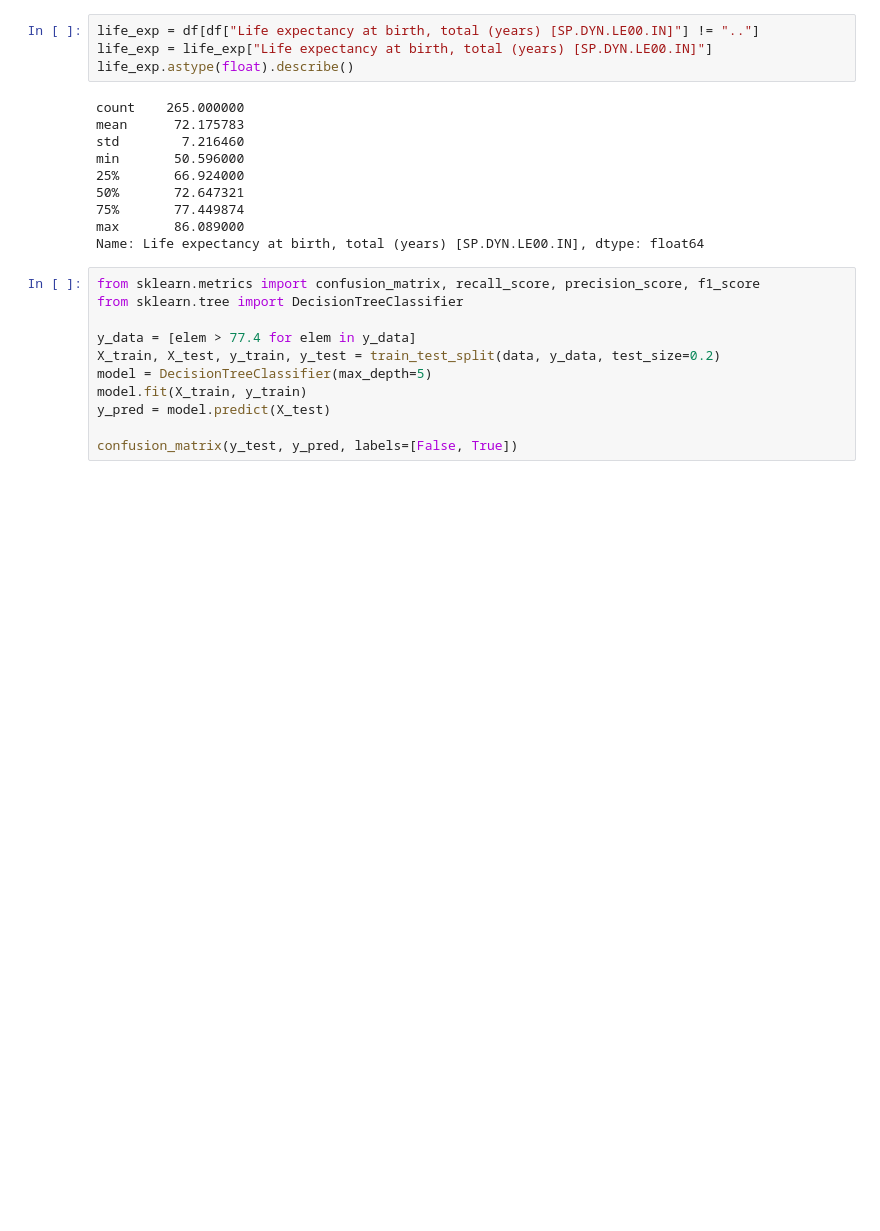
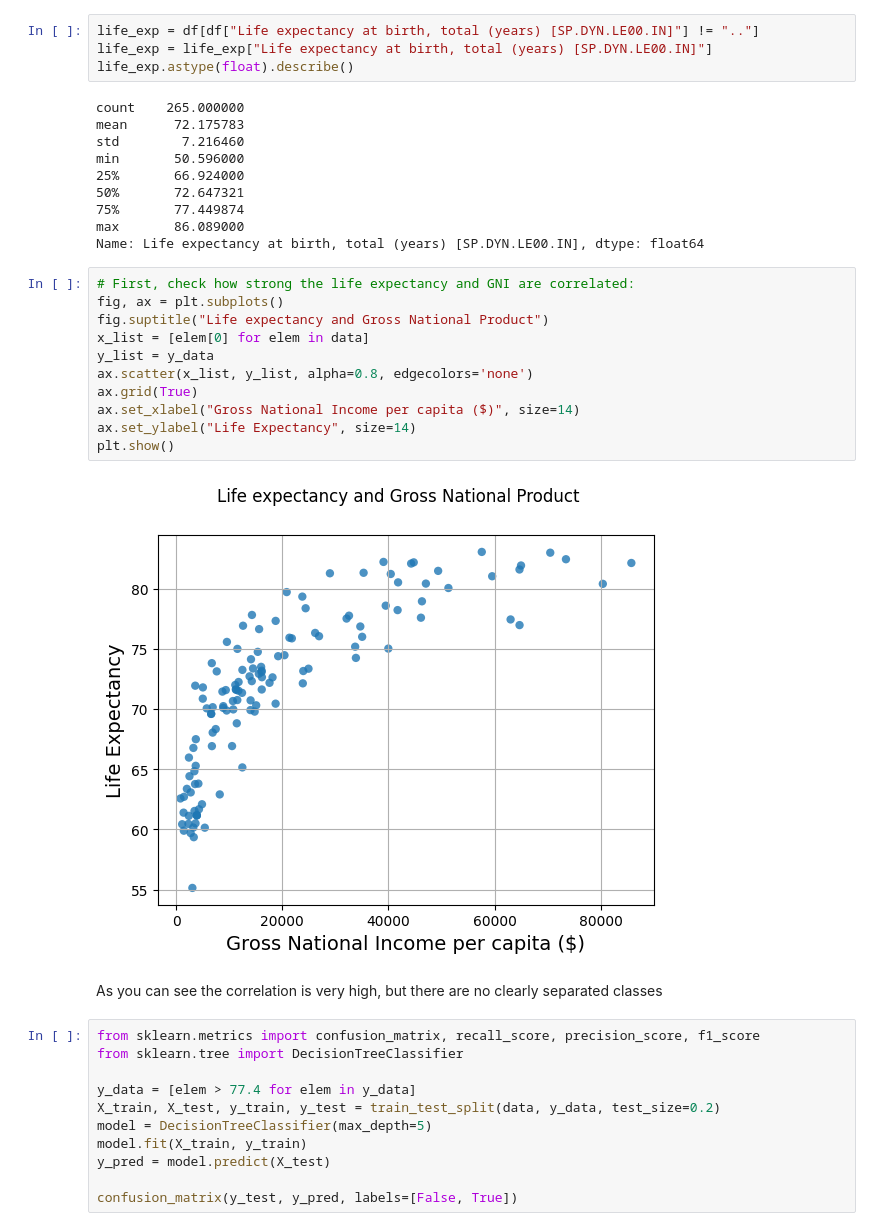
Before and after one commit to sk359/data-scientist-course-2, a Jupyter notebook: WorldbankData.ipynb, the cells around one changed output. Saved outputs shown, nothing was run; the diff lists cells and outputs as text; blank space fills up the shorter version.

Commit message:
added scatter plot for gni and life exp to notebook

```diff
--- a/WorldbankData.ipynb
+++ b/WorldbankData.ipynb
@@ -185,6 +185,21 @@ min       50.596000
 75%       77.449874
 max       86.089000
 Name: Life expectancy at birth, total (years) [SP.DYN.LE00.IN], dtype: float64
+# %%
+# First, check how strong the life expectancy and GNI are correlated:
+fig, ax = plt.subplots()
+fig.suptitle("Life expectancy and Gross National Product")
+x_list = [elem[0] for elem in data]
+y_list = y_data
+ax.scatter(x_list, y_list, alpha=0.8, edgecolors='none')
+ax.grid(True)
+ax.set_xlabel("Gross National Income per capita ($)", size=14)
+ax.set_ylabel("Life Expectancy", size=14)
+plt.show()
+# %% [output]
+[figure, added]
+# %% [markdown]
+As you can see the correlation is very high, but there are no clearly separated classes
 # %%
 from sklearn.metrics import confusion_matrix, recall_score, precision_score, f1_score
 from sklearn.tree import DecisionTreeClassifier
```
Also changed, not shown: parts of 5 cells of this notebook.
